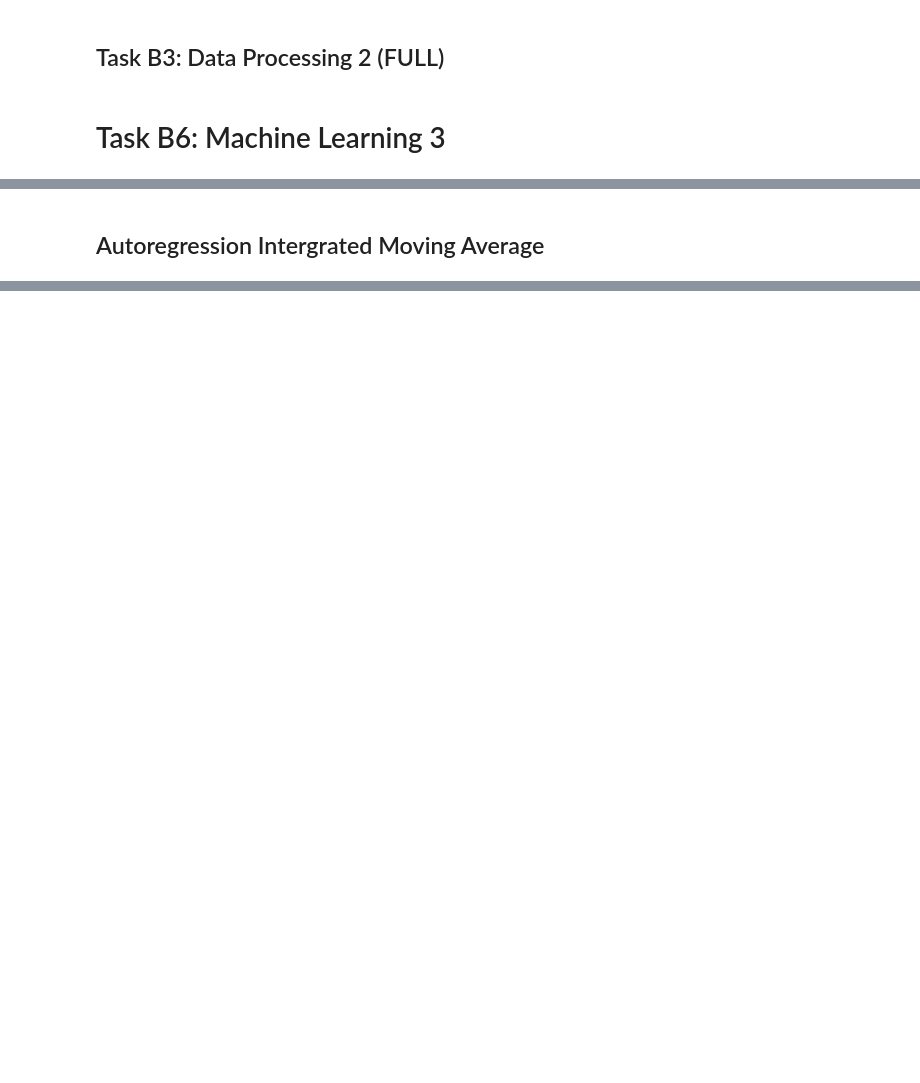
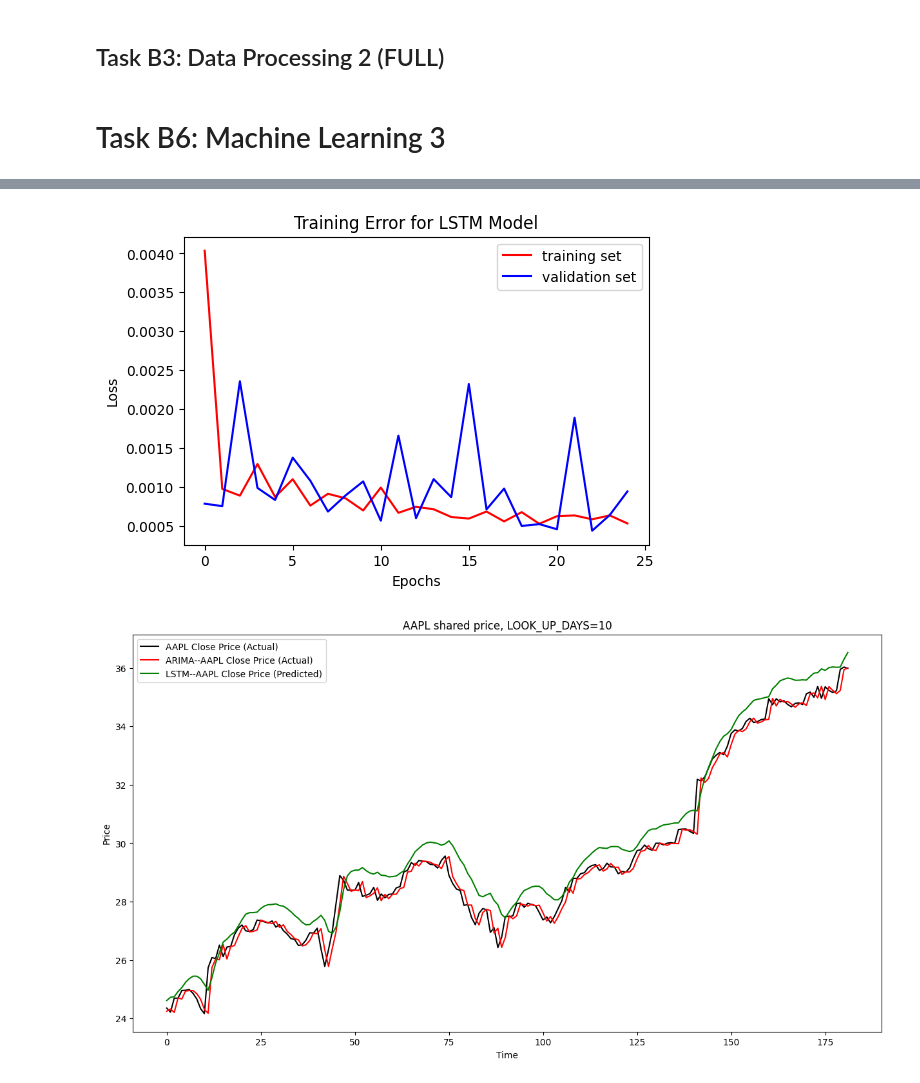
Before and after one commit to heyyytamvo/COS30018, a Jupyter notebook: ProjectAssessment/TaskB6/TaskB6.ipynb, the cells around one changed output, grey strips where cells are left out. Drawn from its saved outputs; the diff is of its cells as text; code cells hidden in the pictures; blank space fills up the shorter version.

```diff
--- a/ProjectAssessment/TaskB6/TaskB6.ipynb
+++ b/ProjectAssessment/TaskB6/TaskB6.ipynb
@@ -545,10 +591,9 @@ def LongShortTermMemory(inputLayer, layerNums=NUMBER_OF_LAYER,hidden_units=NUMBE
 # %%
-def GatedRucurrentUnit(inputLayer, layerNums=NUMBER_OF_LAYER,hidden_units=NUMBER_OF_HIDDEN_UNITS, loss_type=LOSS_FUNCTION, optimizerType=OPTIMIZER, dense_unit=1, activation=["tanh", "linear"], dropoutRate = DROP_OUT_RATE):
+def GatedRucurrentUnit(layerNums=NUMBER_OF_LAYER,hidden_units=NUMBER_OF_HIDDEN_UNITS, loss_type=LOSS_FUNCTION, optimizerType=OPTIMIZER, dense_unit=1, activation=["tanh", "linear"], dropoutRate = DROP_OUT_RATE):
     model = Sequential()
 
     for i in range(layerNums):
         if i == (layerNums - 1):
-            model.add(inputLayer)
             model.add(GRU(hidden_units, activation=activation[0]))
             model.add(Dropout(dropoutRate))
         else:
@@ -561 +608,13 @@ def GatedRucurrentUnit(inputLayer, layerNums=NUMBER_OF_LAYER,hidden_units=NUMBER
+# %%
+def ARIMAmodel(train, test, _order=ORDER):
+    history = [x for x in train]
+    y_predict = []
+    for t in range(len(test)):
+        model = ARIMA(history, order=_order)
+        model_fit = model.fit()
+        output = model_fit.forecast()
+        y_predict.append(output[0])
+        obs = test[t]
+        history.append(obs)
+    return y_predict
 # %% [markdown]
@@ -570,8 +629,9 @@ def Train(model, dataset, column_scalers, scaled=SCALE_DATA, num_epoc=NUMBER_OF_
     x_test = dataset["X_testing_set"][feature]
     y_test = dataset["Y_testing_set"][feature]
 
+    ## preprocessing training data
+    x_train = np.reshape(x_train, (x_train.shape[0], x_train.shape[1], 1))
 
-    x_train = x_train.reshape((x_train.shape[0], 1, x_train.shape[1]))
     ## Training
     training_result = model.fit(x_train, y_train, epochs=num_epoc, batch_size=batch, validation_split=0.2)
 
@@ -580,15 +640,25 @@ def Train(model, dataset, column_scalers, scaled=SCALE_DATA, num_epoc=NUMBER_OF_
 
     ## Testing the result
 
-    x_test = x_test.reshape((x_test.shape[0], 1, x_test.shape[1]))
+    ### preprocessing the testing data
+    x_test = np.reshape(x_test, (x_test.shape[0], x_test.shape[1], 1))
     ### performing prediction
     predicted_y_test = model.predict(x_test)
     ### Inversing the data if required
+    ARIMAresult = ARIMAmodel(y_train, y_test)
+    ARIMAresult = np.array(ARIMAresult)
+
+    ## Combine Prediction
+    combinePrediction = (ARIMAresult + predicted_y_test) / 2
+
     if scaled:
         y_test = columnInverser(y_test, column_scalers[feature])
         predicted_y_test = columnInverser(predicted_y_test, column_scalers[feature])
+        ARIMAresult = columnInverser(ARIMAresult, column_scalers[feature])
+        combinePrediction = columnInverser(combinePrediction, column_scalers[feature])
 
     ## Ploting the Predicted Result
-    predictedResultFig = predictedResultPloter(y_test, predicted_y_test, feature)
+    predictedResultFig = predictedResultPloter(y_test, predicted_y_test, ARIMAresult, combinePrediction, feature)
+
 
     resultSaver(model, errorfig, predictedResultFig)
@@ -605,14 +667,14 @@ It is the sam as Task B4
 # %%
-def Machine_Learning_1(dataset=dataset, column_scalers=ColumnScalers,modelName=MODEL_NAME):
+def Machine_Learning_3(dataset=dataset, column_scalers=ColumnScalers,modelName=MODEL_NAME):
     model = None
-    inputLayer = Input(shape=(1, LOOK_UP_DAYS))
+
     if modelName == "RNN":
-        model = RecurrentNeuralNetworks(inputLayer)
+        model = RecurrentNeuralNetworks()
     elif modelName == "LSTM":
     #     ## TO DO
-        model = LongShortTermMemory(inputLayer)
+        model = LongShortTermMemory()
     elif modelName == "GRU":
-        model = GatedRucurrentUnit(inputLayer)
+        model = GatedRucurrentUnit()
 
     ## Performing Training and getting result
     Train(model, dataset, column_scalers)
@@ -641,2 +680,0 @@ Epoch 10/10
-# %% [markdown]
-## Autoregression Intergrated Moving Average
@@ -648,0 +681,3 @@ arima_mode = ARIMA()
+# %%
+Machine_Learning_3()
+# %% [output]
@@ -648,0 +702,2 @@ arima_mode = ARIMA()
+[figure, added]
+[figure, added]
```
Also changed, not shown: parts of 33 cells of this notebook, 7 other files.
